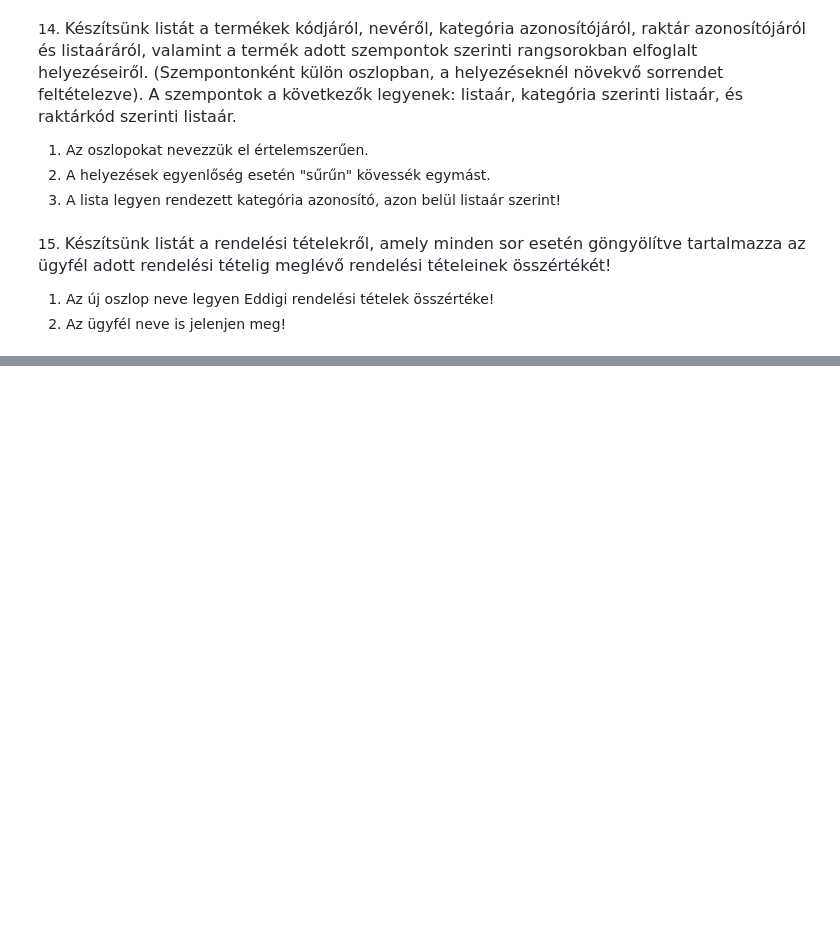
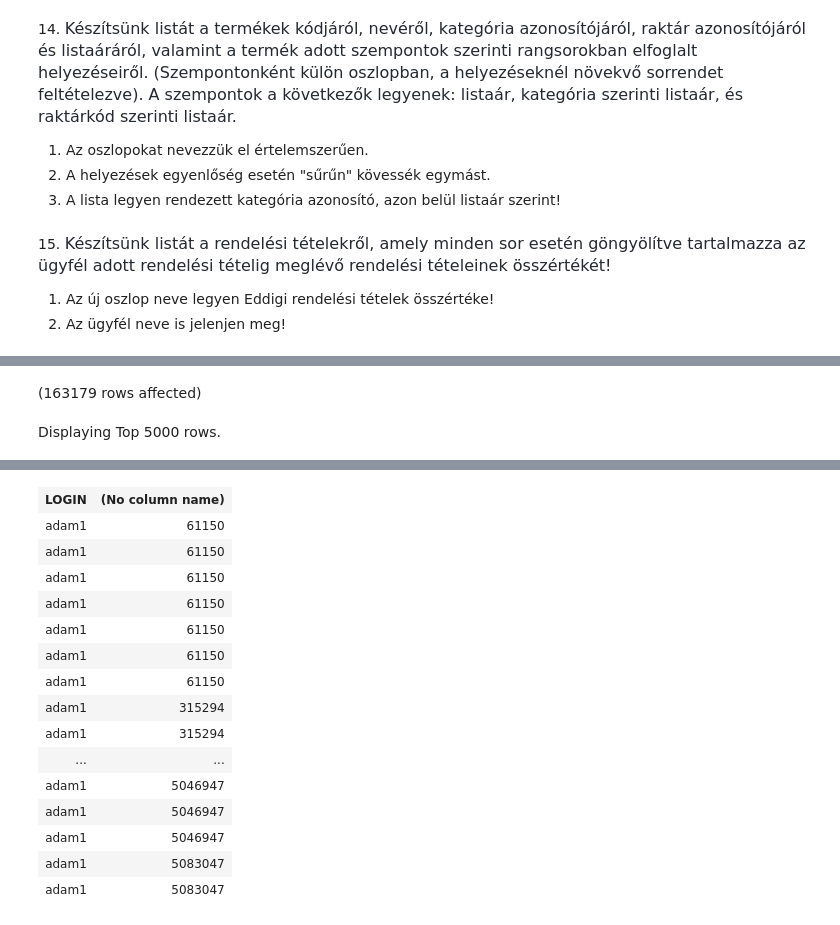
Before and after one commit to dKamilla/adatb, a Jupyter notebook: gyakorlat05_feladatok.ipynb, the cells around one changed output, grey strips where cells are left out. Drawn from its saved outputs; the diff is of its cells as text; code cells hidden in the pictures; blank space fills up the shorter version.

```diff
--- a/gyakorlat05_feladatok.ipynb
+++ b/gyakorlat05_feladatok.ipynb
@@ -149,3 +116,7 @@ from Termek
 
 1. Az új oszlop neve legyen Eddigi rendelési tételek összértéke!
 2. Az ügyfél neve is jelenjen meg!
+# %%
+SELECT r.[LOGIN], sum(rt.EGYSEGAR*rt.MENNYISEG) over(partition by [LOGIN] order by r.sorszam range between unbounded preceding and current row)
+from Rendeles_tetel rt join Rendeles r on r.SORSZAM = rt.sorszam
+# %% [output]
@@ -151,0 +124,2 @@ from Termek
+(163179 rows affected)
+Displaying Top 5000 rows.
@@ -151,0 +127,16 @@ from Termek
+| LOGIN | (No column name) |
+| adam1 | 61150 |
+| adam1 | 61150 |
+| adam1 | 61150 |
+| adam1 | 61150 |
+| adam1 | 61150 |
+| adam1 | 61150 |
+| adam1 | 61150 |
+| adam1 | 315294 |
+| adam1 | 315294 |
+| ... | ... |
+| adam1 | 5046947 |
+| adam1 | 5046947 |
+| adam1 | 5046947 |
+| adam1 | 5083047 |
+| adam1 | 5083047 |
```
Also changed, not shown: parts of 19 cells of this notebook, 3 other files.
